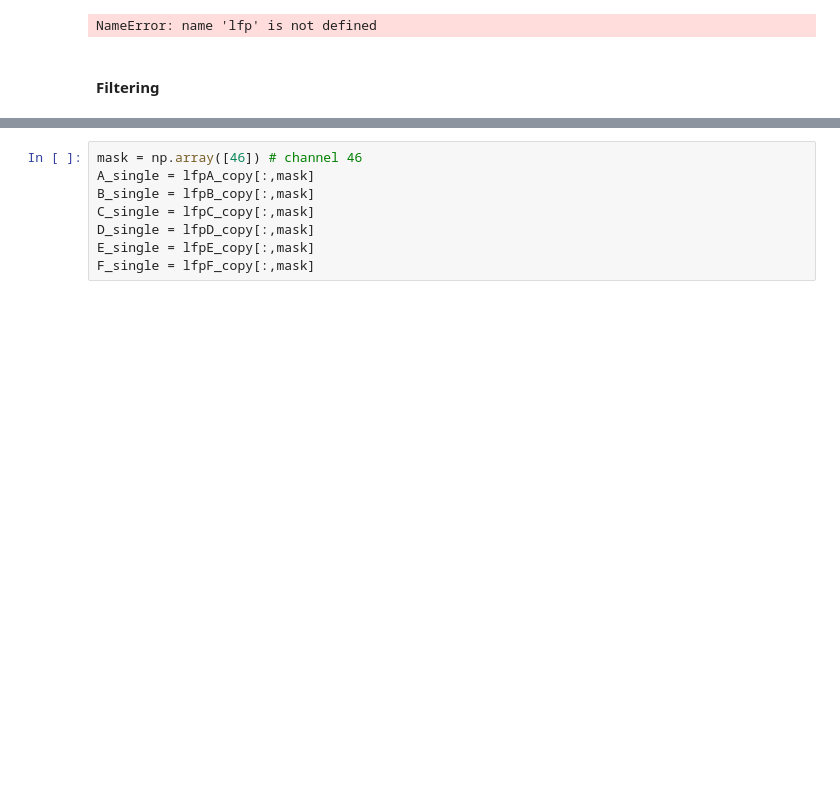
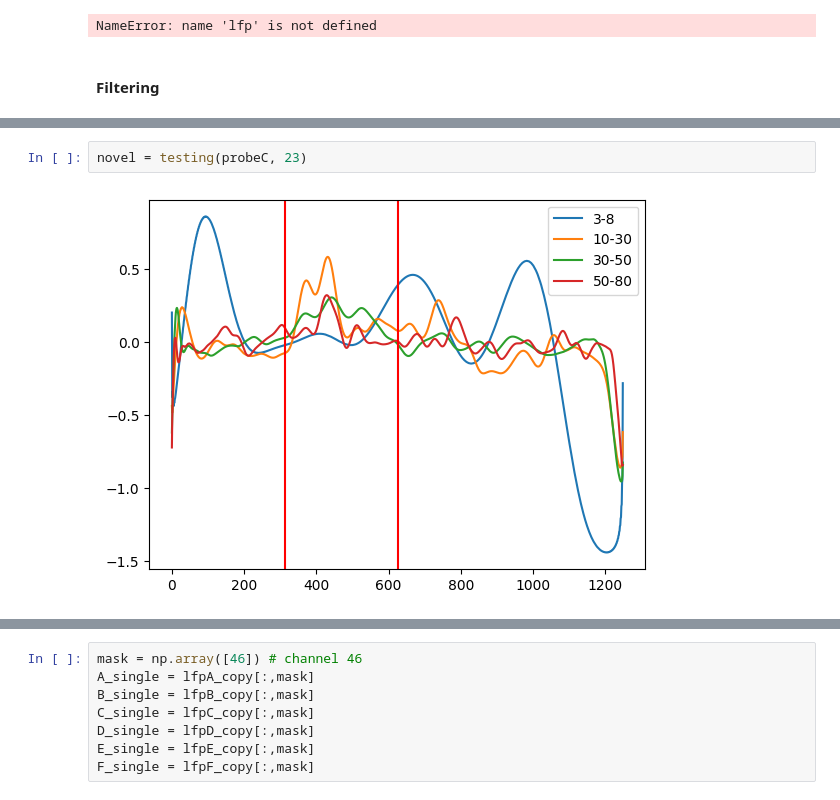
Before and after one commit to jerryjii/HMM, a Jupyter notebook: HMM_LFP.ipynb, the cells around one changed output, grey strips where cells are left out. Cells and saved outputs as stored; diff of their text form; blank space fills up the shorter version.

```diff
--- a/HMM_LFP.ipynb
+++ b/HMM_LFP.ipynb
@@ -141,0 +214,4 @@ True
+# %%
+novel = testing(probeC, 23)
+# %% [output]
+[figure, added]
```
Also changed, not shown: parts of 24 cells of this notebook.
